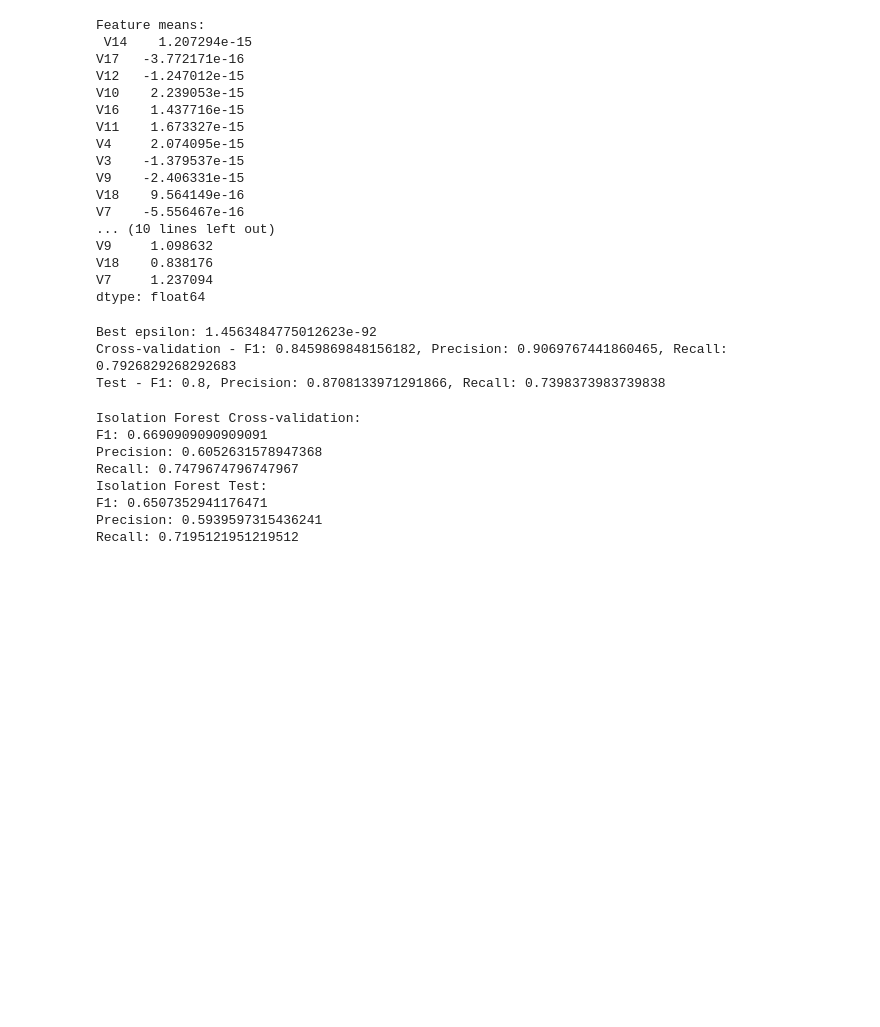
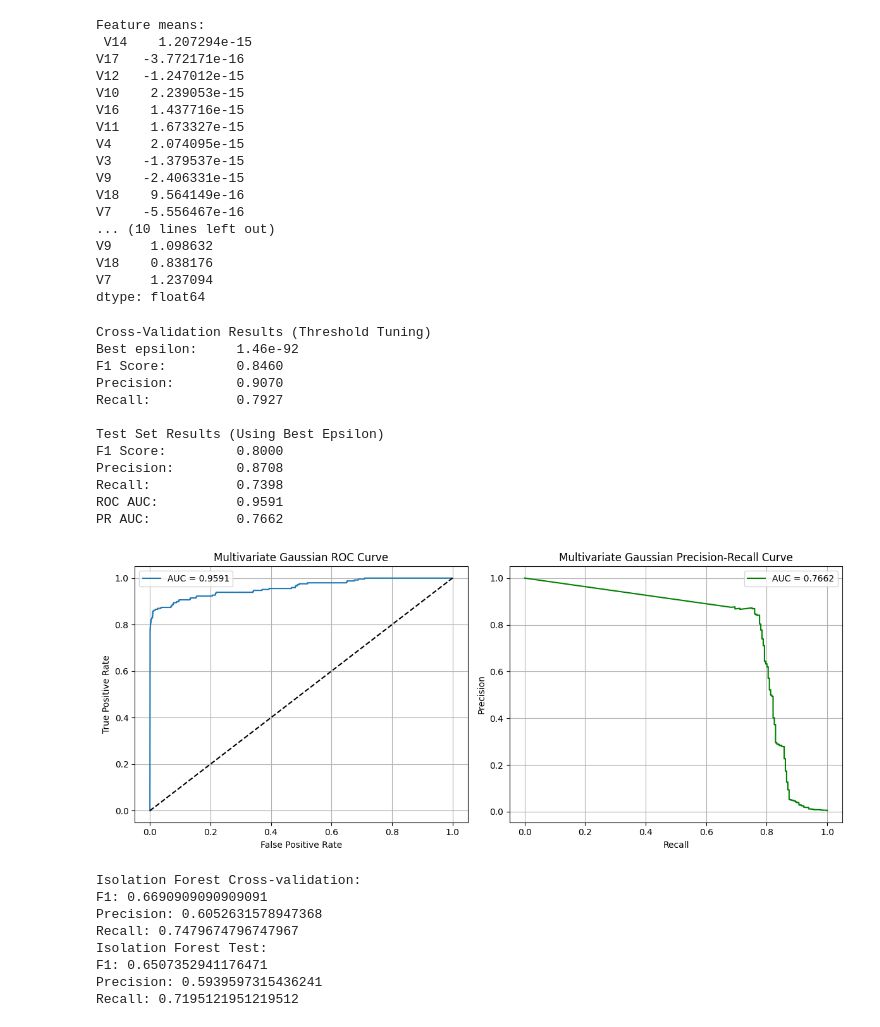
Before and after one commit to danbennett239/CI603, a Jupyter notebook: CI603_Coursework.ipynb, the cells around one changed output. Cells and saved outputs as stored; diff of their text form; code cells hidden in the pictures; blank space fills up the shorter version.

```diff
--- a/CI603_Coursework.ipynb
+++ b/CI603_Coursework.ipynb
@@ -17,0 +60,7 @@ Drive already mounted at /content/drive; to attempt to forcibly remount, call dr
+# %%
+def compute_roc_pr_metrics(y_true, y_scores):
+    fpr, tpr, _ = roc_curve(y_true, y_scores)
+    precision, recall, _ = precision_recall_curve(y_true, y_scores)
+    roc_auc = auc(fpr, tpr)
+    pr_auc = auc(recall, precision)
+    return fpr, tpr, precision, recall, roc_auc, pr_auc
@@ -289,7 +376,7 @@ V18    0.838176
 V7     1.237094
 dtype: float64
 # %%
-# Load reduced dataset (unscaled)
+# Load reduced dataset
 reduced_df = pd.read_csv("reduced_creditcard.csv")
 
 # Split data (60% normal, 20% normal + 50% fraud for CV, 20% normal + 50% fraud for test)
@@ -298,12 +385,6 @@ fraud = reduced_df[reduced_df['Class'] == 1].copy()
 train_fraud = normal.sample(frac=0.6, random_state=42).copy()
 remaining_normal = normal.drop(train_fraud.index)
 train_cv = pd.concat([remaining_normal.sample(frac=0.5, random_state=42), fraud.sample(frac=0.5, random_state=42)]).copy()
-# train_test = pd.concat([remaining_normal.drop(train_cv[remaining_normal.index].index), fraud.drop(train_cv[fraud.index].index)]).copy()
-# Fix: get only the row indices to drop
-# train_test = pd.concat([
-#     remaining_normal.drop(train_cv.index),
-#     fraud.drop(train_cv.index)
-# ]).copy()
 train_test = pd.concat([
     remaining_normal.drop(train_cv.index.intersection(remaining_normal.index)),
     fraud.drop(train_cv.index.intersection(fraud.index))
@@ -326,39 +407,67 @@ def multivariate_gaussian(X, mu, sigma):
     const = 1 / ((2 * np.pi) ** (k / 2) * det_sigma ** 0.5)
     diff = X - mu
     exp_term = np.sum(np.dot(diff, sigma_inv) * diff, axis=1)
     return const * np.exp(-0.5 * exp_term)
 
 mu = train_fraud_X.mean().values
 sigma = np.cov(train_fraud_X.T)
 p_cv = multivariate_gaussian(train_cv_X.values, mu, sigma)
 p_test = multivariate_gaussian(train_test_X.values, mu, sigma)
 
 # Test epsilon range
 epsilons = np.logspace(-100, -20, num=50)
 best_f1 = 0
 best_epsilon = 0
 for epsilon in epsilons:
     predictions = (p_cv < epsilon).astype(int)
     f1 = f1_score(train_cv_y, predictions)
     if f1 > best_f1:
         best_f1 = f1
         best_epsilon = epsilon
         best_precision = precision_score(train_cv_y, predictions)
         best_recall = recall_score(train_cv_y, predictions)
 
-print(f"Best epsilon: {best_epsilon}")
-print(f"Cross-validation - F1: {best_f1}, Precision: {best_precision}, Recall: {best_recall}")
+
 
 # Test set
+p_test_scores = -np.log(p_test + 1e-100)
+fpr, tpr, prec, rec, roc_auc, pr_auc = compute_roc_pr_metrics(train_test_y, p_test_scores)
+
+
 test_predictions = (p_test < best_epsilon).astype(int)
 test_f1 = f1_score(train_test_y, test_predictions)
 test_precision = precision_score(train_test_y, test_predictions)
 test_recall = recall_score(train_test_y, test_predictions)
-print(f"Test - F1: {test_f1}, Precision: {test_precision}, Recall: {test_recall}")
+
+print("Cross-Validation Results (Threshold Tuning)")
+print(f"Best epsilon:     {best_epsilon:.2e}")
+print(f"F1 Score:         {best_f1:.4f}")
+print(f"Precision:        {best_precision:.4f}")
+print(f"Recall:           {best_recall:.4f}")
+print()
+
+print("Test Set Results (Using Best Epsilon)")
+print(f"F1 Score:         {test_f1:.4f}")
+print(f"Precision:        {test_precision:.4f}")
+print(f"Recall:           {test_recall:.4f}")
+print(f"ROC AUC:          {roc_auc:.4f}")
+print(f"PR AUC:           {pr_auc:.4f}")
+
+plot_roc_pr(fpr, tpr, prec, rec, roc_auc, pr_auc, "Multivariate Gaussian")
 # %% [output]
-Best epsilon: 1.4563484775012623e-92
-Cross-validation - F1: 0.8459869848156182, Precision: 0.9069767441860465, Recall: 0.7926829268292683
-Test - F1: 0.8, Precision: 0.8708133971291866, Recall: 0.7398373983739838
+Cross-Validation Results (Threshold Tuning)
+Best epsilon:     1.46e-92
+F1 Score:         0.8460
+Precision:        0.9070
+Recall:           0.7927
+
+Test Set Results (Using Best Epsilon)
+F1 Score:         0.8000
+Precision:        0.8708
+Recall:           0.7398
+ROC AUC:          0.9591
+PR AUC:           0.7662
+[figure, added]
 # %%
 # Use same train_fraud_X, train_cv_X, train_test_X from Gaussian
 iso_forest = IsolationForest(contamination=0.0017, random_state=42, n_jobs=-1)
```
Also changed, not shown: parts of 9 cells of this notebook.
